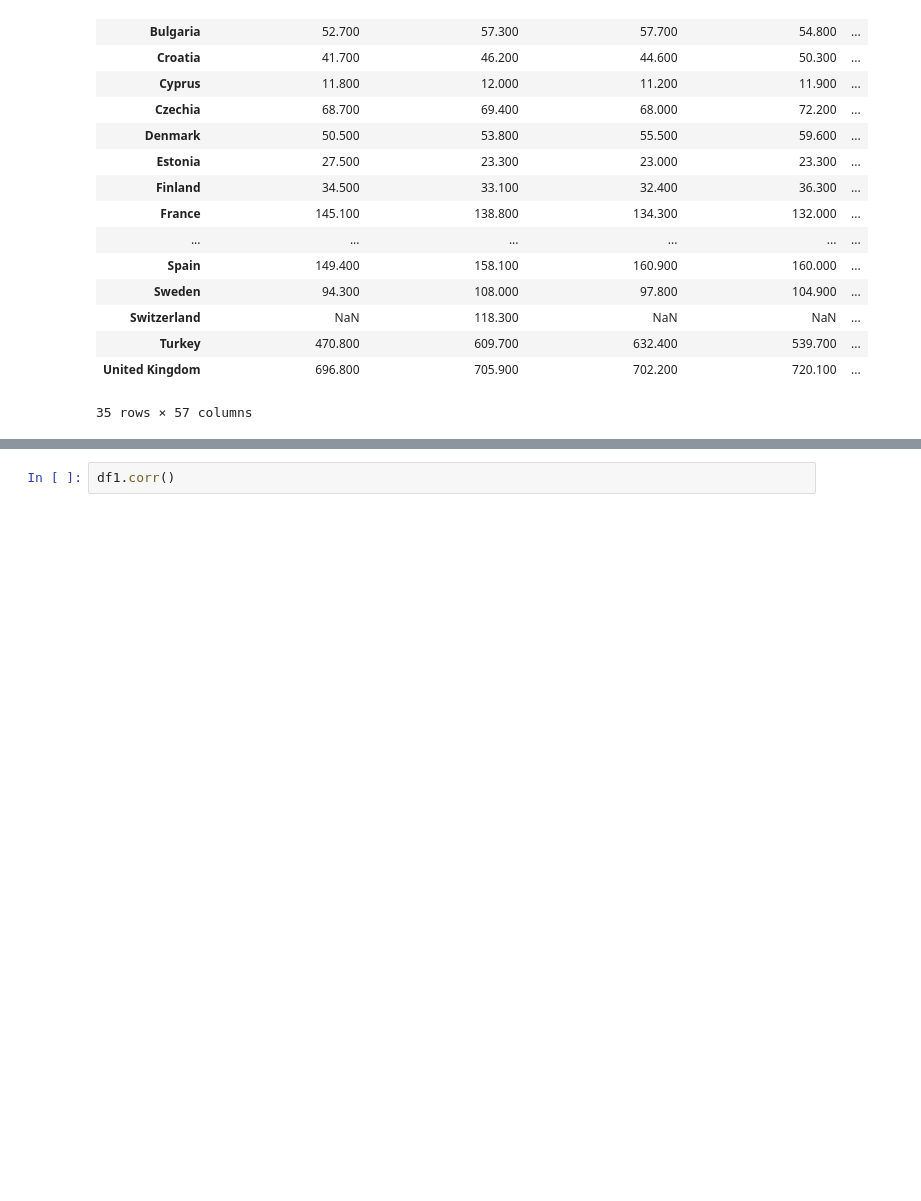
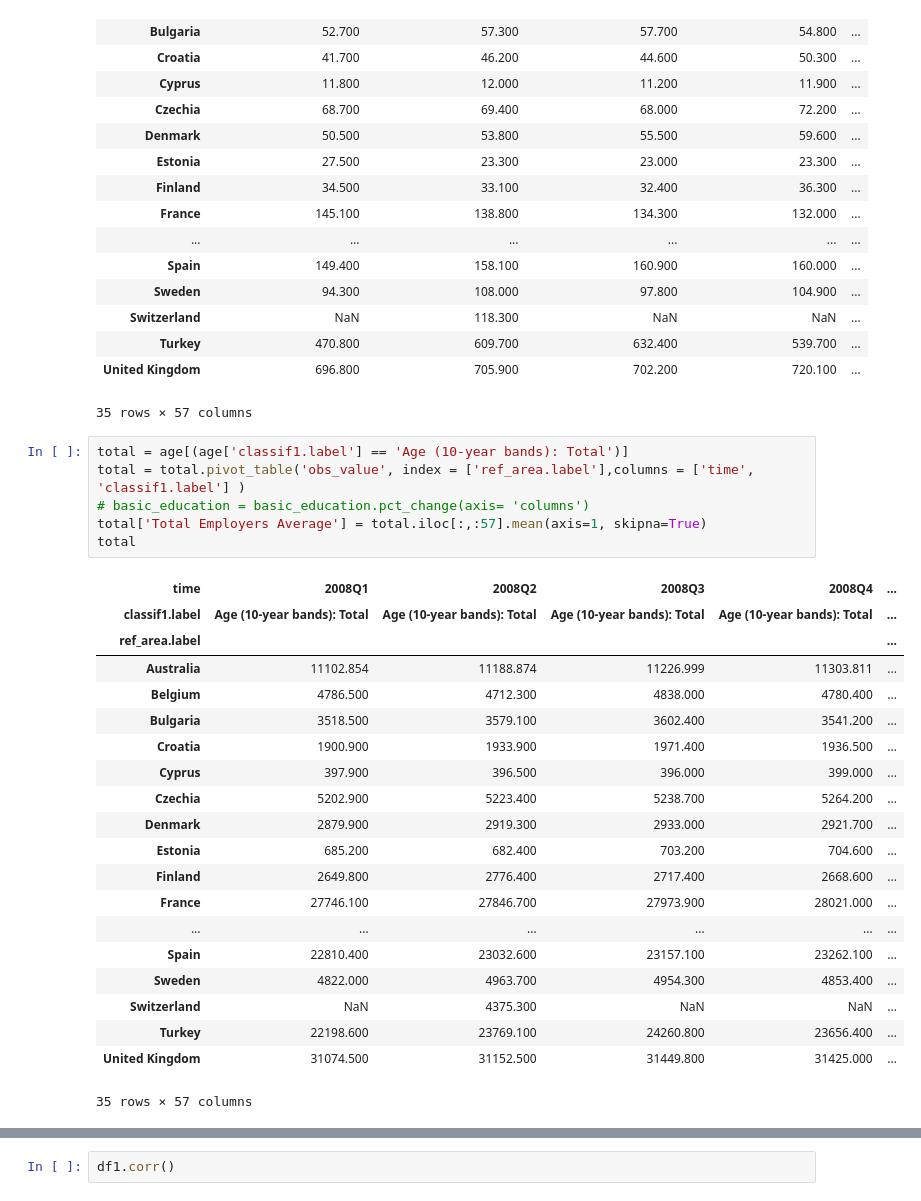
Before and after one commit to nisa-bayraktar/european_productivity, a Jupyter notebook: age_correlation_per_person.ipynb, the cells around one changed output, grey strips where cells are left out. Saved outputs shown, nothing was run; the diff lists cells and outputs as text; blank space fills up the shorter version.

```diff
--- a/age_correlation_per_person.ipynb
+++ b/age_correlation_per_person.ipynb
@@ -342,4 +321,31 @@ over65_employers
 | Turkey | 470.800 | 609.700 | 632.400 | 539.700 | ... |
 | United Kingdom | 696.800 | 705.900 | 702.200 | 720.100 | ... |
 35 rows × 57 columns
+# %%
+total = age[(age['classif1.label'] == 'Age (10-year bands): Total')]
+total = total.pivot_table('obs_value', index = ['ref_area.label'],columns = ['time', 'classif1.label'] )
+# basic_education = basic_education.pct_change(axis= 'columns')
+total['Total Employers Average'] = total.iloc[:,:57].mean(axis=1, skipna=True)
+total
+# %% [output]
+| time | 2008Q1 | 2008Q2 | 2008Q3 | 2008Q4 | ... |
+| classif1.label | Age (10-year bands): Total | Age (10-year bands): Total | Age (10-year bands): Total | Age (10-year bands): Total | ... |
+| ref_area.label |  |  |  |  | ... |
+| Australia | 11102.854 | 11188.874 | 11226.999 | 11303.811 | ... |
+| Belgium | 4786.500 | 4712.300 | 4838.000 | 4780.400 | ... |
+| Bulgaria | 3518.500 | 3579.100 | 3602.400 | 3541.200 | ... |
+| Croatia | 1900.900 | 1933.900 | 1971.400 | 1936.500 | ... |
+| Cyprus | 397.900 | 396.500 | 396.000 | 399.000 | ... |
+| Czechia | 5202.900 | 5223.400 | 5238.700 | 5264.200 | ... |
+| Denmark | 2879.900 | 2919.300 | 2933.000 | 2921.700 | ... |
+| Estonia | 685.200 | 682.400 | 703.200 | 704.600 | ... |
+| Finland | 2649.800 | 2776.400 | 2717.400 | 2668.600 | ... |
+| France | 27746.100 | 27846.700 | 27973.900 | 28021.000 | ... |
+| ... | ... | ... | ... | ... | ... |
+| Spain | 22810.400 | 23032.600 | 23157.100 | 23262.100 | ... |
+| Sweden | 4822.000 | 4963.700 | 4954.300 | 4853.400 | ... |
+| Switzerland | NaN | 4375.300 | NaN | NaN | ... |
+| Turkey | 22198.600 | 23769.100 | 24260.800 | 23656.400 | ... |
+| United Kingdom | 31074.500 | 31152.500 | 31449.800 | 31425.000 | ... |
+35 rows × 57 columns
 # %%
```
Also changed, not shown: parts of 5 cells of this notebook, 4 other files.
